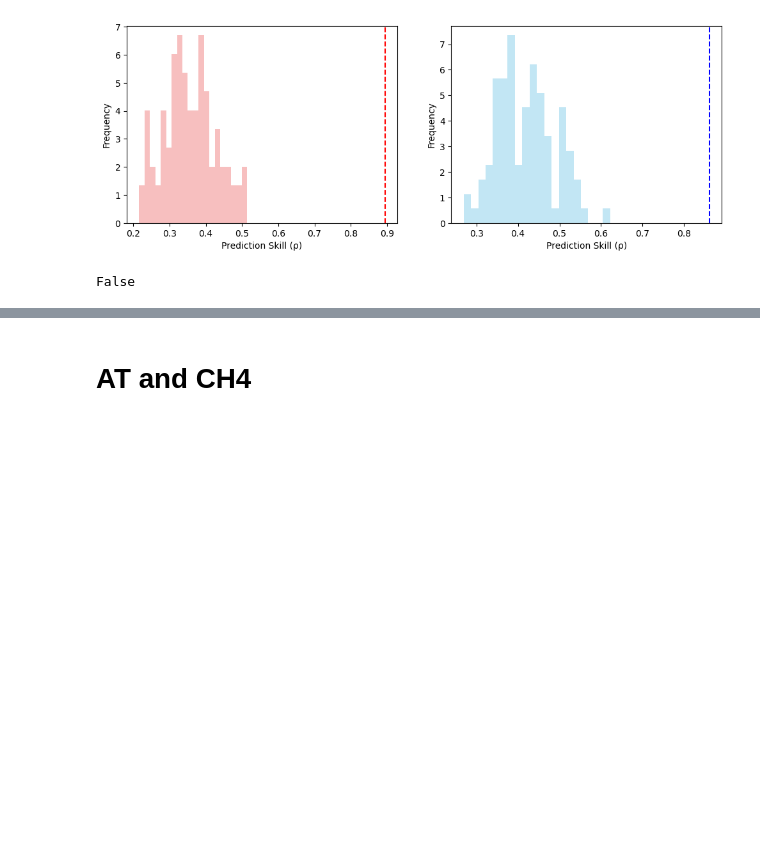
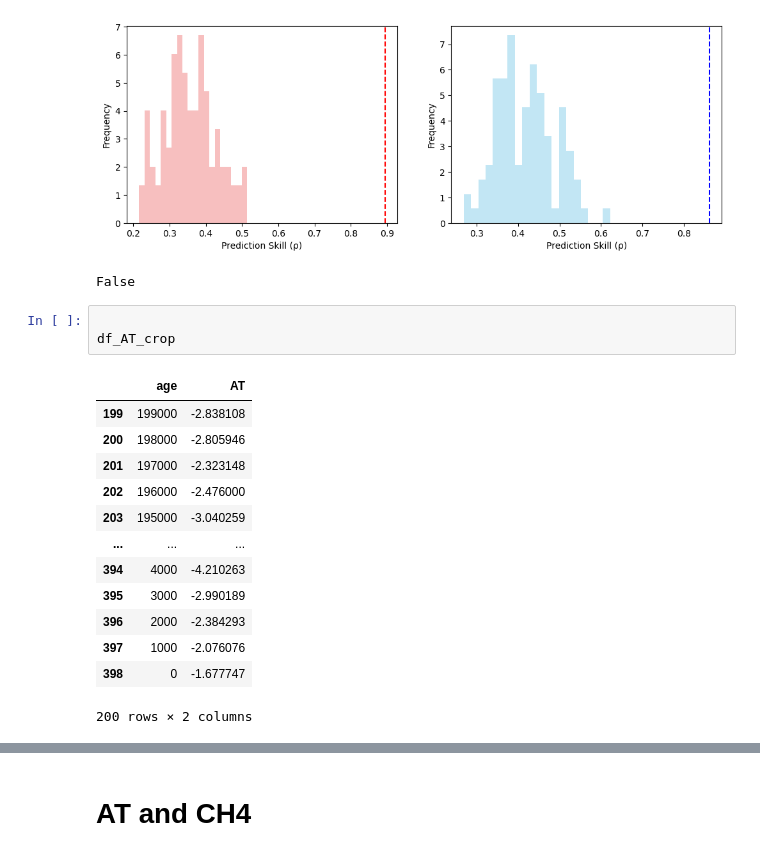
Before and after one commit to Peisong-Zheng/van2015_repeat, a Jupyter notebook: Vostok_data_CCM.ipynb, the cells around one changed output, grey strips where cells are left out. Cells and saved outputs as stored; diff of their text form; blank space fills up the shorter version.

```diff
--- a/Vostok_data_CCM.ipynb
+++ b/Vostok_data_CCM.ipynb
@@ -81,3 +81,20 @@ print(test_result)
 [figure]
 [figure]
 False
+# %%
+
+df_AT_crop
+# %% [output]
+|  | age | AT |
+| 199 | 199000 | -2.838108 |
+| 200 | 198000 | -2.805946 |
+| 201 | 197000 | -2.323148 |
+| 202 | 196000 | -2.476000 |
+| 203 | 195000 | -3.040259 |
+| ... | ... | ... |
+| 394 | 4000 | -4.210263 |
+| 395 | 3000 | -2.990189 |
+| 396 | 2000 | -2.384293 |
+| 397 | 1000 | -2.076076 |
+| 398 | 0 | -1.677747 |
+200 rows × 2 columns
```
Also changed, not shown: parts of 4 cells of this notebook, 1 other file.
